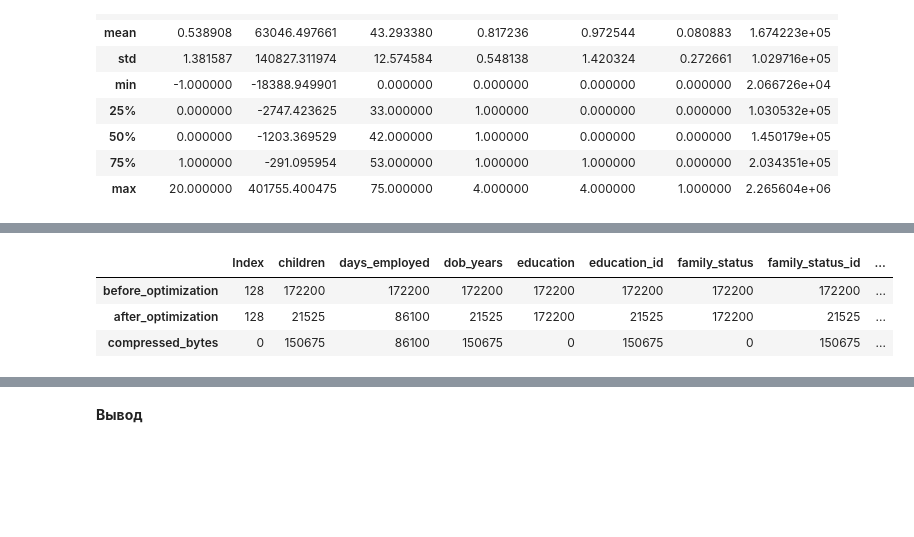
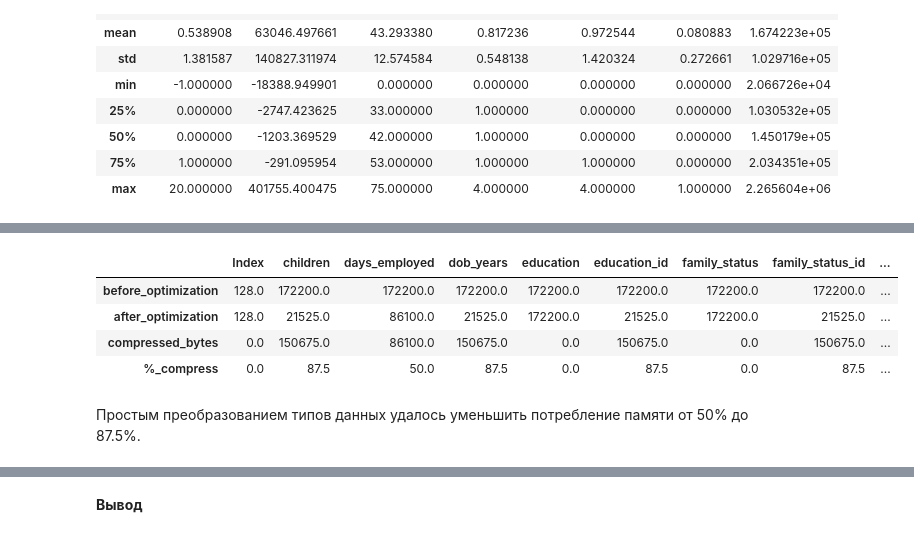
Before and after one commit to versus666jzx/practicum_ds, a Jupyter notebook: module_2/notebooks/credit_scoring.ipynb, the cells around one changed output, grey strips where cells are left out. Drawn from its saved outputs; the diff is of its cells as text; code cells hidden in the pictures; blank space fills up the shorter version.

```diff
--- a/module_2/notebooks/credit_scoring.ipynb
+++ b/module_2/notebooks/credit_scoring.ipynb
@@ -57,12 +117,17 @@ data.describe()
 # %%
+data_compressed = data.astype({'children': 'int8', 'days_employed': 'float32', 'dob_years': 'int8', 'education_id': 'int8', 'family_status_id': 'int8', 'debt': 'int8', 'total_income': 'float32'})
 pd.DataFrame(data=[
     data.memory_usage(),
-    data.astype({'children': 'int8', 'dob_years': 'int8', 'education_id': 'int8', 'family_status_id': 'int8', 'debt': 'int8', 'days_employed': 'float32', 'total_income': 'float32'}).memory_usage(),
-    data.memory_usage() - data.astype({'children': 'int8', 'dob_years': 'int8', 'education_id': 'int8', 'family_status_id': 'int8', 'debt': 'int8', 'days_employed': 'float32', 'total_income': 'float32'}).memory_usage()
+    data_compressed.memory_usage(),
+    data.memory_usage() - data_compressed.memory_usage(),
+    100 / (data.memory_usage() / (data.memory_usage() - data_compressed.memory_usage()))
     ]
-).rename({0: 'before_optimization', 1: 'after_optimization', 2: 'compressed_bytes'})
+).rename({0: 'before_optimization', 1: 'after_optimization', 2: 'compressed_bytes', 3: '%_compress'})
 # %% [output]
 |  | Index | children | days_employed | dob_years | education | education_id | family_status | family_status_id | ... |
-| before_optimization | 128 | 172200 | 172200 | 172200 | 172200 | 172200 | 172200 | 172200 | ... |
-| after_optimization | 128 | 21525 | 86100 | 21525 | 172200 | 21525 | 172200 | 21525 | ... |
-| compressed_bytes | 0 | 150675 | 86100 | 150675 | 0 | 150675 | 0 | 150675 | ... |
+| before_optimization | 128.0 | 172200.0 | 172200.0 | 172200.0 | 172200.0 | 172200.0 | 172200.0 | 172200.0 | ... |
+| after_optimization | 128.0 | 21525.0 | 86100.0 | 21525.0 | 172200.0 | 21525.0 | 172200.0 | 21525.0 | ... |
+| compressed_bytes | 0.0 | 150675.0 | 86100.0 | 150675.0 | 0.0 | 150675.0 | 0.0 | 150675.0 | ... |
+| %_compress | 0.0 | 87.5 | 50.0 | 87.5 | 0.0 | 87.5 | 0.0 | 87.5 | ... |
+# %% [markdown]
+Простым преобразованием типов данных удалось уменьшить потребление памяти от 50% до 87.5%.
```
Also changed, not shown: parts of 7 cells of this notebook.
